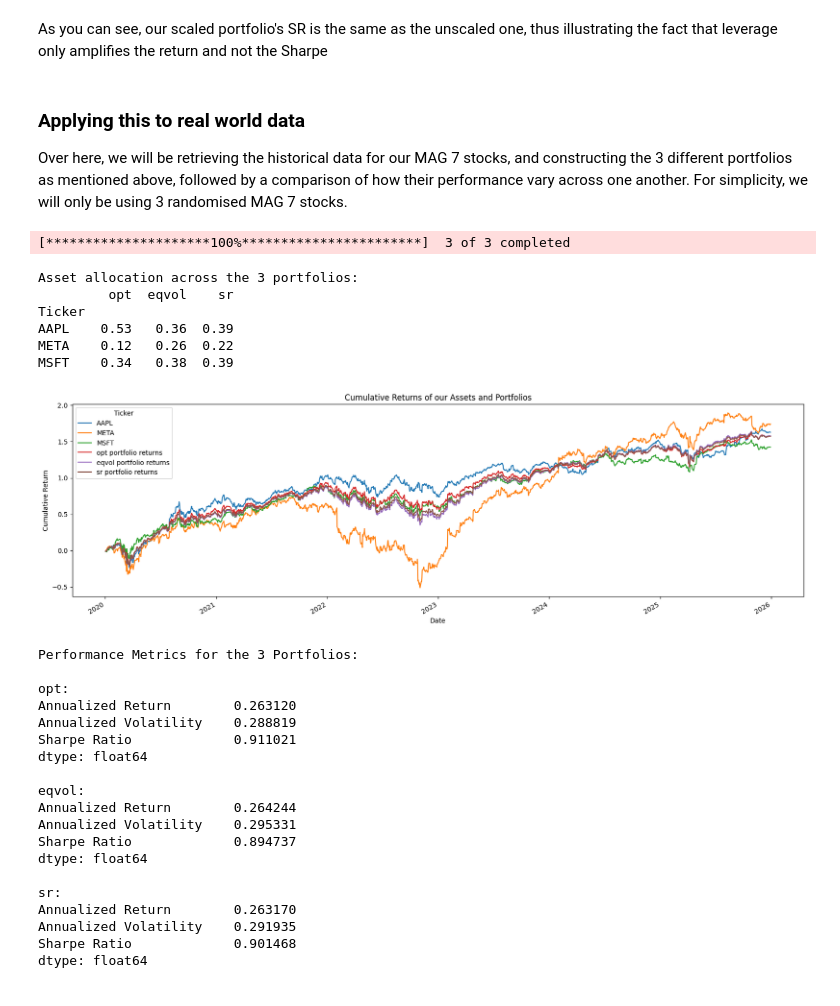
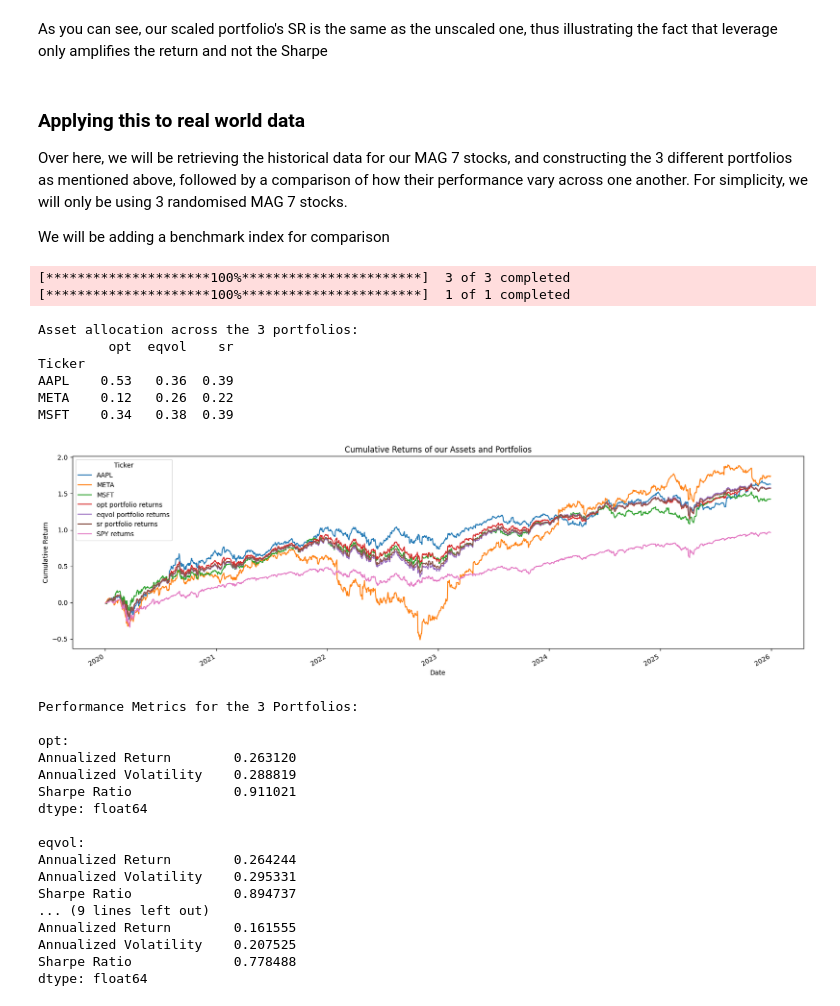
Before and after one commit to KevinTan1203/Systematic-Quant-Trading, a Jupyter notebook: Quantitative Concepts/4. Weights.ipynb, the cells around one changed output. Cells and saved outputs as stored; diff of their text form; code cells hidden in the pictures.

```diff
--- a/Quantitative Concepts/4. Weights.ipynb
+++ b/Quantitative Concepts/4. Weights.ipynb
@@ -329,13 +329,18 @@ As you can see, our scaled portfolio's SR is the same as the unscaled one, thus
 ### Applying this to real world data
 
 Over here, we will be retrieving the historical data for our MAG 7 stocks, and constructing the 3 different portfolios as mentioned above, followed by a comparison of how their performance vary across one another. For simplicity, we will only be using 3 randomised MAG 7 stocks.
+
+We will be adding a benchmark index for comparison
 # %%
 start_date = '2020-01-01'
 end_date = '2025-12-31'
 mag_7_tickers = ['AAPL', 'MSFT', 'META']
+benchmark_ticker = 'SPY'
 
 mag_7_data = yf.download(mag_7_tickers, start=start_date, end=end_date)['Close']
+benchmark_data = yf.download(benchmark_ticker, start=start_date, end=end_date)['Close']
 mag_7_returns = mag_7_data.pct_change().dropna()
+benchmark_returns = benchmark_data.pct_change().dropna()
 
 mag_7_sigma = mag_7_returns.cov()
 mag_7_mu = mag_7_returns.mean()
@@ -358,39 +363,47 @@ combined_rets = mag_7_returns.copy()
 # Dot product the returns of each asset by their respective weights to get the portfolio returns for each period and add them as new columns
 for col in weights.columns:
   combined_rets[f'{col} portfolio returns'] = (combined_rets * weights[col]).sum(axis=1)
+
+# Add the benchmark returns to the combined_rets DataFrame for comparison
+combined_rets['SPY returns'] = benchmark_returns
 
 print("Asset allocation across the 3 portfolios:")
 print(weights.round(2))
 
 # Plot all the cumulative returns together
 combined_rets.cumsum().plot()
 plt.title("Cumulative Returns of our Assets and Portfolios")
 plt.xlabel("Date")
 plt.ylabel("Cumulative Return")
 plt.gcf().set_size_inches(20, 6) # Increase the size of the plot for better visibility
 plt.show()
 
 
 def performance_metrics(returns):
   metrics = {}
   metrics['Annualized Return'] = returns.mean() * 252
   metrics['Annualized Volatility'] = returns.std() * np.sqrt(252)
   metrics['Sharpe Ratio'] = returns.mean() / returns.std() * np.sqrt(252)
   return pd.Series(metrics)
 
 print("Performance Metrics for the 3 Portfolios:")
 for col in combo_rets.columns:
   print(f"\n{col}:")
   print(performance_metrics(combo_rets[col]))
+
+# We can also calculate the performance metrics for the benchmark for comparison
+print(f"\nBenchmark ({benchmark_ticker}):")
+print(performance_metrics(benchmark_returns[benchmark_ticker]))
 # %% [output]
 [*********************100%***********************]  3 of 3 completed
+[*********************100%***********************]  1 of 1 completed
 Asset allocation across the 3 portfolios:
          opt  eqvol    sr
 Ticker
 AAPL    0.53   0.36  0.39
 META    0.12   0.26  0.22
 MSFT    0.34   0.38  0.39
-[figure, old version]
+[figure, new version]
 Performance Metrics for the 3 Portfolios:
 
 opt:
@@ -403,10 +416,8 @@ eqvol:
 Annualized Return        0.264244
 Annualized Volatility    0.295331
 Sharpe Ratio             0.894737
+... (9 lines left out)
+Annualized Return        0.161555
+Annualized Volatility    0.207525
+Sharpe Ratio             0.778488
 dtype: float64
-
-sr:
-Annualized Return        0.263170
-Annualized Volatility    0.291935
-Sharpe Ratio             0.901468
-dtype: float64
```
